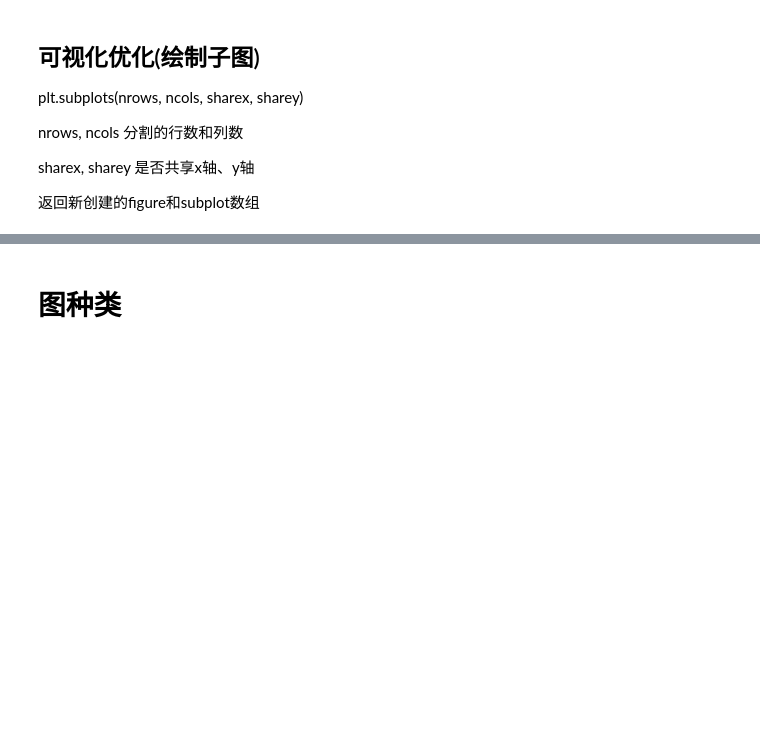
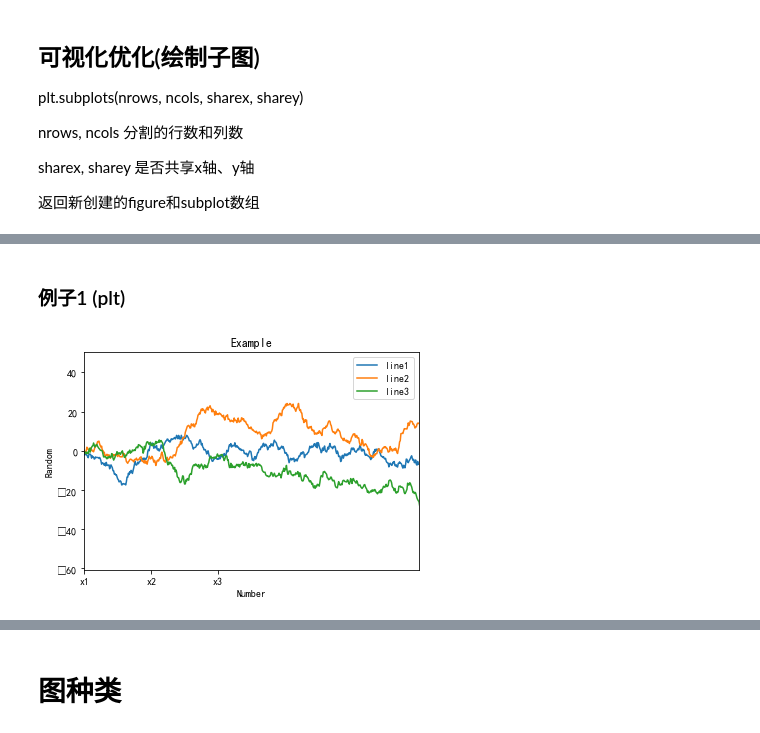
Before and after one commit to yanyinshan/Programming_collection, a Jupyter notebook: Matplotlib 学习.ipynb, the cells around one changed output, grey strips where cells are left out. Cells and saved outputs as stored; diff of their text form; code cells hidden in the pictures; blank space fills up the shorter version.

```diff
--- a/Matplotlib 学习.ipynb
+++ b/Matplotlib 学习.ipynb
@@ -115,0 +183,27 @@ subplot_arr[1,1].scatter(np.random.randn(50),np.random.randn(50)**2)
+# %% [markdown]
+### 例子1 (plt)
+# %%
+plt.figure()
+
+# 设置刻度范围
+plt.xlim([0,500])
+
+# 设置显示的刻度
+plt.xticks([0,100,200],['x1','x2','x3'])
+
+# 设置坐标轴标签
+plt.xlabel('Number')
+plt.ylabel('Random')
+
+# 设置标题
+plt.title('Example')
+
+# 图例
+plt.plot(data1,label = 'line1')
+plt.plot(data2, label = 'line2')
+plt.plot(data3, label = 'line3')
+
+plt.legend(loc = 'best')
+plt.show()
+# %% [output]
+[figure, added]
```
Also changed, not shown: parts of 21 cells of this notebook, 1 other file.
